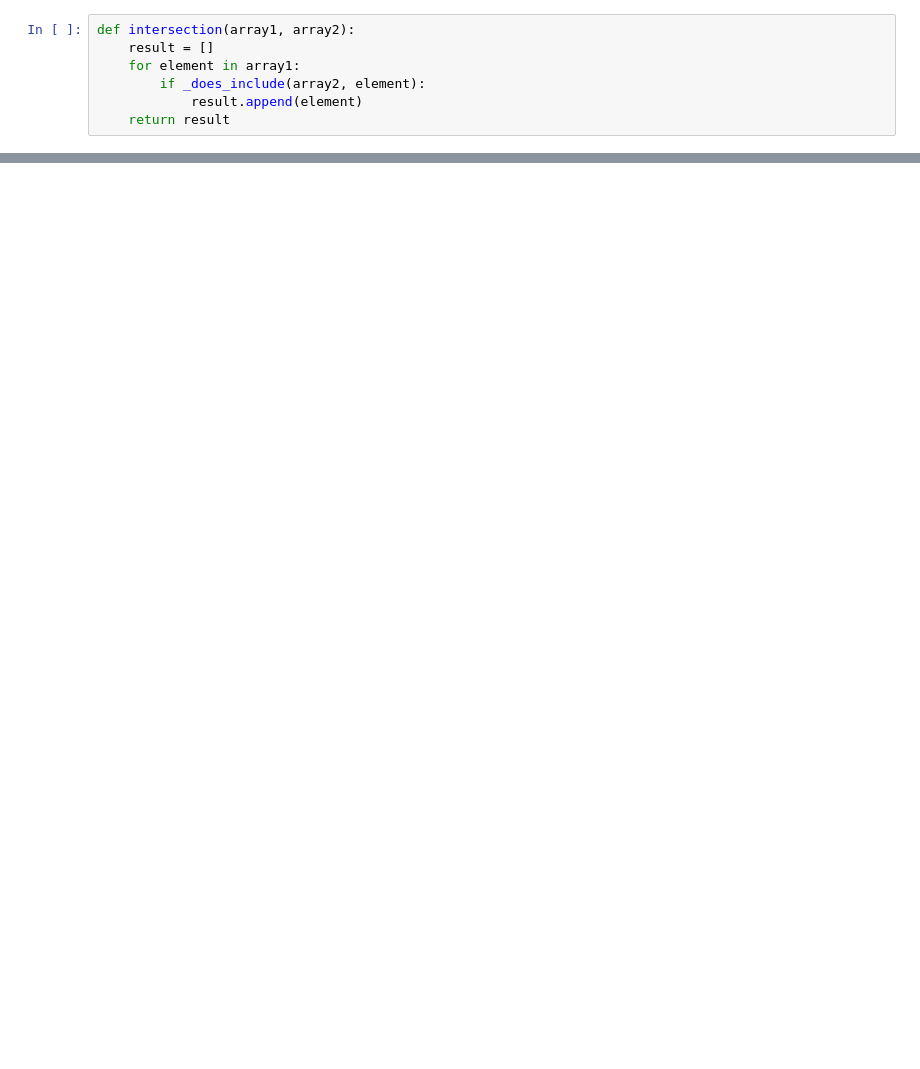
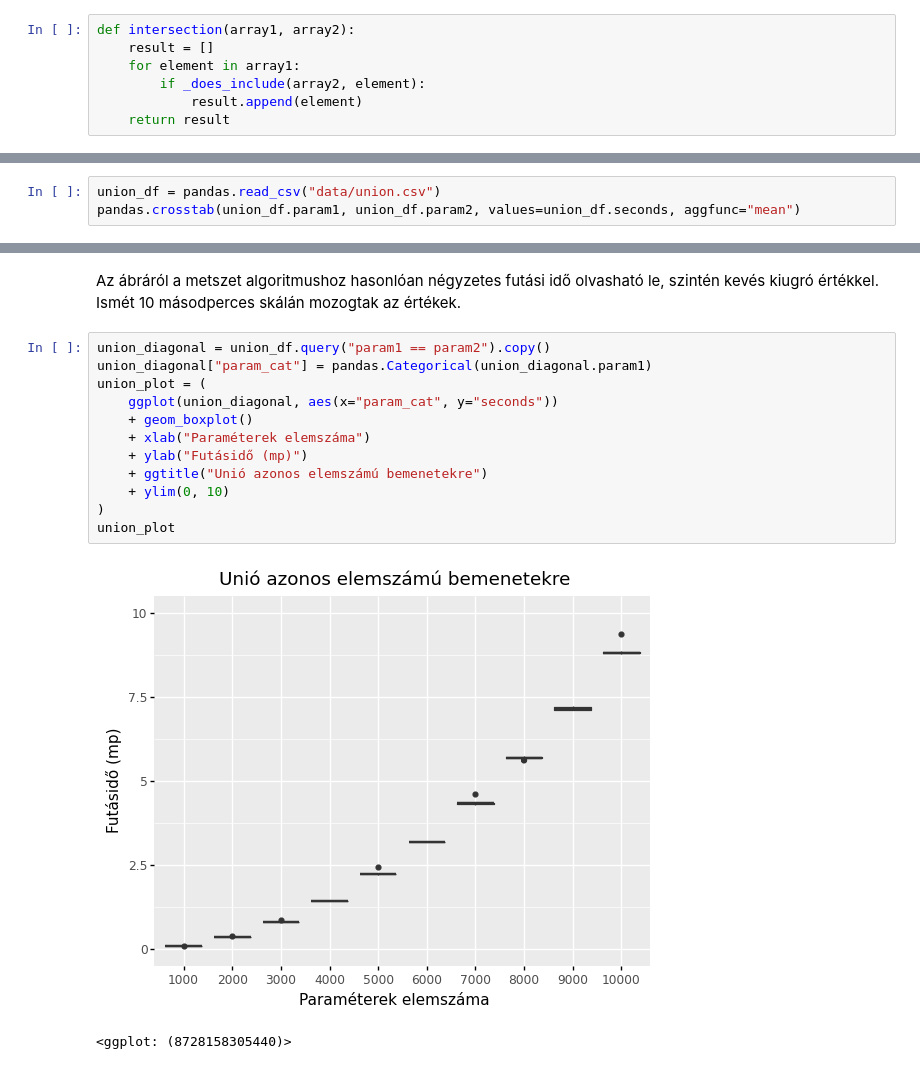
Before and after one commit to zslim/algoritmusok_elemzes, a Jupyter notebook: jupyter/Algoritmusok elemzése.ipynb, the cells around one changed output, grey strips where cells are left out. Drawn from its saved outputs; the diff is of its cells as text; blank space fills up the shorter version.

```diff
--- a/jupyter/Algoritmusok elemzése.ipynb
+++ b/jupyter/Algoritmusok elemzése.ipynb
@@ -46,0 +98,3 @@ def intersection(array1, array2):
+# %%
+union_df = pandas.read_csv("data/union.csv")
+pandas.crosstab(union_df.param1, union_df.param2, values=union_df.seconds, aggfunc="mean")
@@ -46,0 +114,17 @@ def intersection(array1, array2):
+# %% [markdown]
+Az ábráról a metszet algoritmushoz hasonlóan négyzetes futási idő olvasható le, szintén kevés kiugró értékkel. Ismét 10 másodperces skálán mozogtak az értékek.
+# %%
+union_diagonal = union_df.query("param1 == param2").copy()
+union_diagonal["param_cat"] = pandas.Categorical(union_diagonal.param1)
+union_plot = (
+    ggplot(union_diagonal, aes(x="param_cat", y="seconds"))
+    + geom_boxplot()
+    + xlab("Paraméterek elemszáma")
+    + ylab("Futásidő (mp)")
+    + ggtitle("Unió azonos elemszámú bemenetekre")
+    + ylim(0, 10)
+)
+union_plot
+# %% [output]
+[figure, added]
+<ggplot: (8728158305440)>
```
Also changed, not shown: parts of 19 cells of this notebook, 4 other files.
